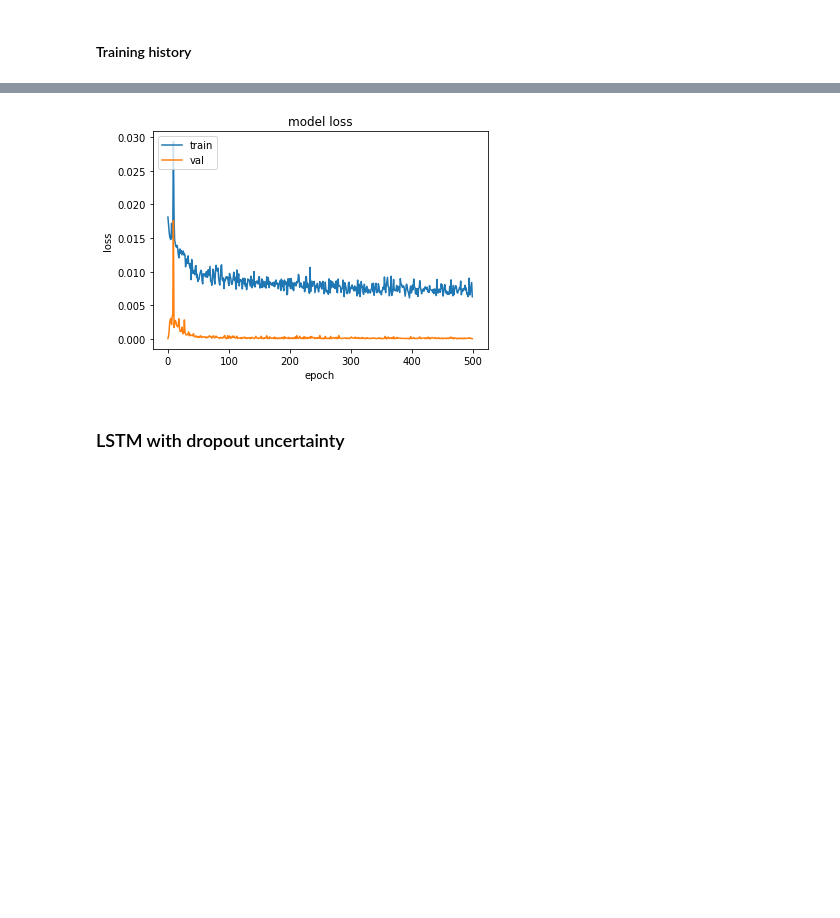
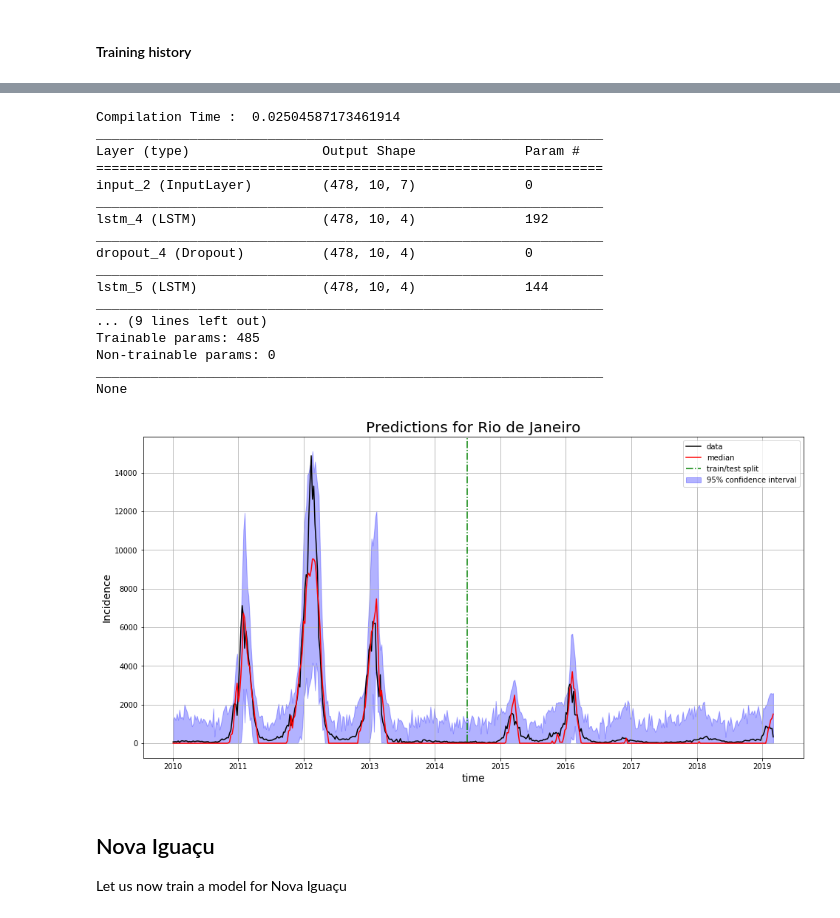
Before and after one commit to AlertaDengue/InfoDenguePredict, a Jupyter notebook: Notebooks/Running LSTM models.ipynb, the cells around one changed output, grey strips where cells are left out. Cells and saved outputs as stored; diff of their text form; code cells hidden in the pictures; blank space fills up the shorter version.

Commit message:
Updated Running LSTM models notebook

```diff
--- a/Notebooks/Running LSTM models.ipynb
+++ b/Notebooks/Running LSTM models.ipynb
@@ -414,29 +281,0 @@ array([[-0.00000000e+00],
-# %%
-hidden = 4
-look_back=10
-features = 7
-batch_size = 38
-predict_n = 5
-
-model = Sequential()
-
-model.add(LSTM(hidden,input_shape=(look_back, features),stateful=True, \
-batch_input_shape=(batch_size, look_back, features), return_sequences=True,\
-dropout=0.2, recurrent_dropout=0.2, implementation=2, unit_forget_bias=True,))
-
-model.add(LSTM(hidden,input_shape=(look_back, features),stateful=True, \
-batch_input_shape=(batch_size, look_back, features), return_sequences=True, activation='relu',\
-dropout=0.2, recurrent_dropout=0.2, implementation=2, unit_forget_bias=True,))
-
-model.add(LSTM(hidden,input_shape=(look_back, features),stateful=True, \
-batch_input_shape=(batch_size, look_back, features), return_sequences=False, activation='relu',\
-dropout=0.2, recurrent_dropout=0.2, implementation=2, unit_forget_bias=True,))
-
-model.add(Dense(units=predict_n, activation="relu", kernel_initializer="random_uniform",\
-                bias_initializer="zeros",))
-
-start = time()
-model.compile(loss="msle", optimizer="nadam", metrics=["accuracy", "mape", "mse"])
-print("Compilation Time : ", time() - start)
-#plot_model(model, to_file="LSTM_model.png")
-print(model.summary())
@@ -461,2 +281,0 @@ None
-# %%
-history = model.fit(X_train,y_train,batch_size=batch_size,epochs=10,validation_split=0.1)
@@ -481,12 +282,33 @@ Epoch 10/10
-# %%
-plt.plot(history.history['loss'])
-plt.plot(history.history['val_loss'])
-plt.title('model loss')
-plt.ylabel('loss')
-plt.xlabel('epoch')
-plt.legend(['train', 'val'], loc='upper left')
-plt.show()
-# %% [output]
-[figure, removed]
-# %% [markdown]
-### LSTM with dropout uncertainty
+# %%
+X, y = np.concatenate((X_train,X_test), axis=0), np.concatenate((y_train,y_test),axis=0)*max_values.iloc[0]
+
+timestamps = data.index[:len(X)]
+predictions = make_predictions_batch(X, model, hidden=4, features=7, predict_n = 1, look_back=10,\
+                                          batch_size=478,n_pred = 100)*max_values.iloc[0]
+fig, ax = plt.subplots(figsize=(16,8))
+plot_quantiles(ax,timestamps, predictions[:,:,0],y[:,0],\
+               axvline_kw={"x": timestamps[len(X_train)], "linestyle": "dashdot", "ymin":0.05,"ymax":1, "color": "g", "label":"train/test split"})
+fig.savefig("../figures/LSTM_dropout.png")
+# %% [output]
+Compilation Time :  0.02504587173461914
+_________________________________________________________________
+Layer (type)                 Output Shape              Param #
+=================================================================
+input_2 (InputLayer)         (478, 10, 7)              0
+_________________________________________________________________
+lstm_4 (LSTM)                (478, 10, 4)              192
+_________________________________________________________________
+dropout_4 (Dropout)          (478, 10, 4)              0
+_________________________________________________________________
+lstm_5 (LSTM)                (478, 10, 4)              144
+_________________________________________________________________
+... (9 lines left out)
+Trainable params: 485
+Non-trainable params: 0
+_________________________________________________________________
+None
+[figure, added]
+# %% [markdown]
+## Nova Iguaçu
+
+Let us now train a model for Nova Iguaçu
```
Also changed, not shown: parts of 58 cells of this notebook, 3 other files.
